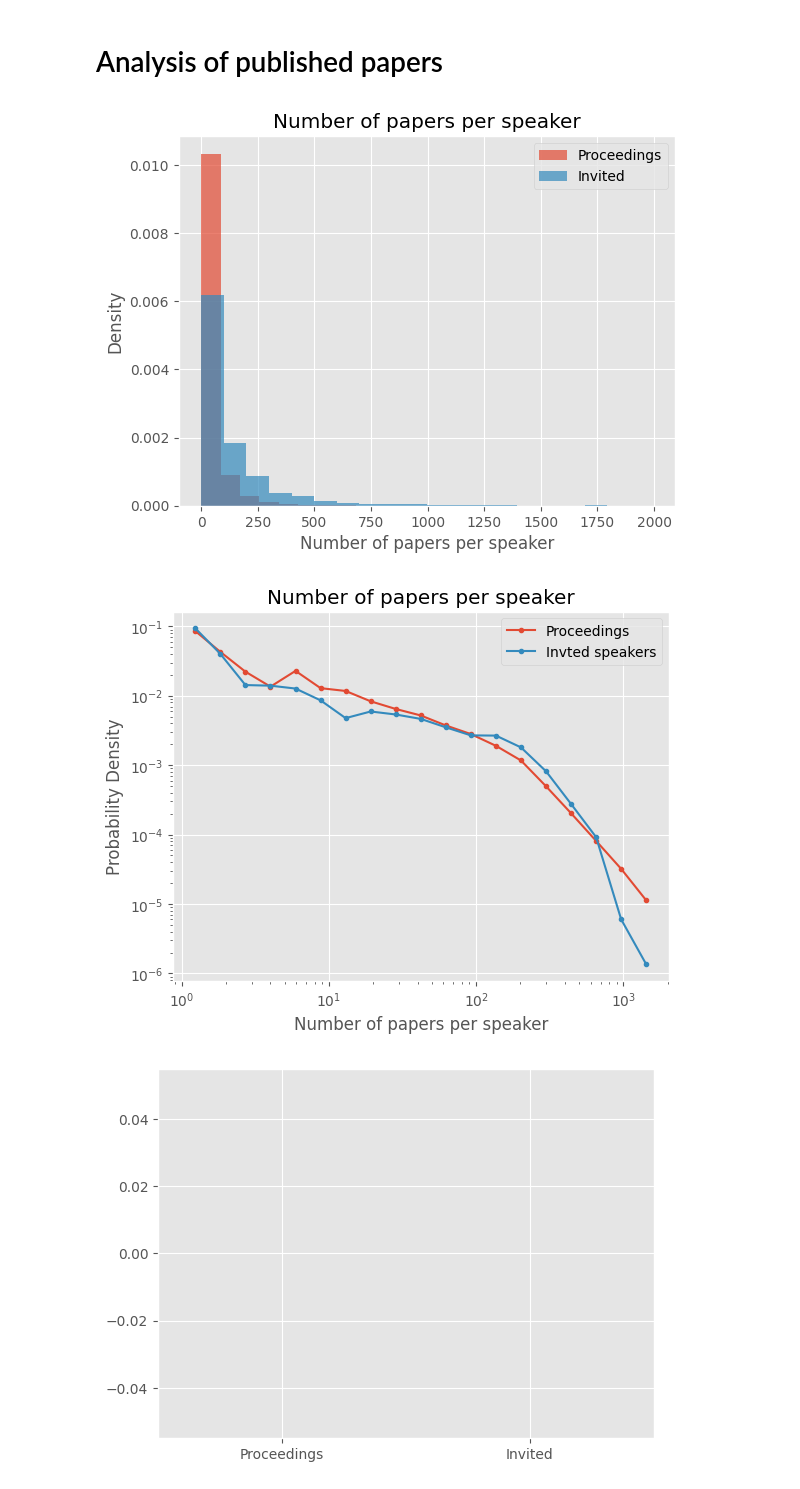
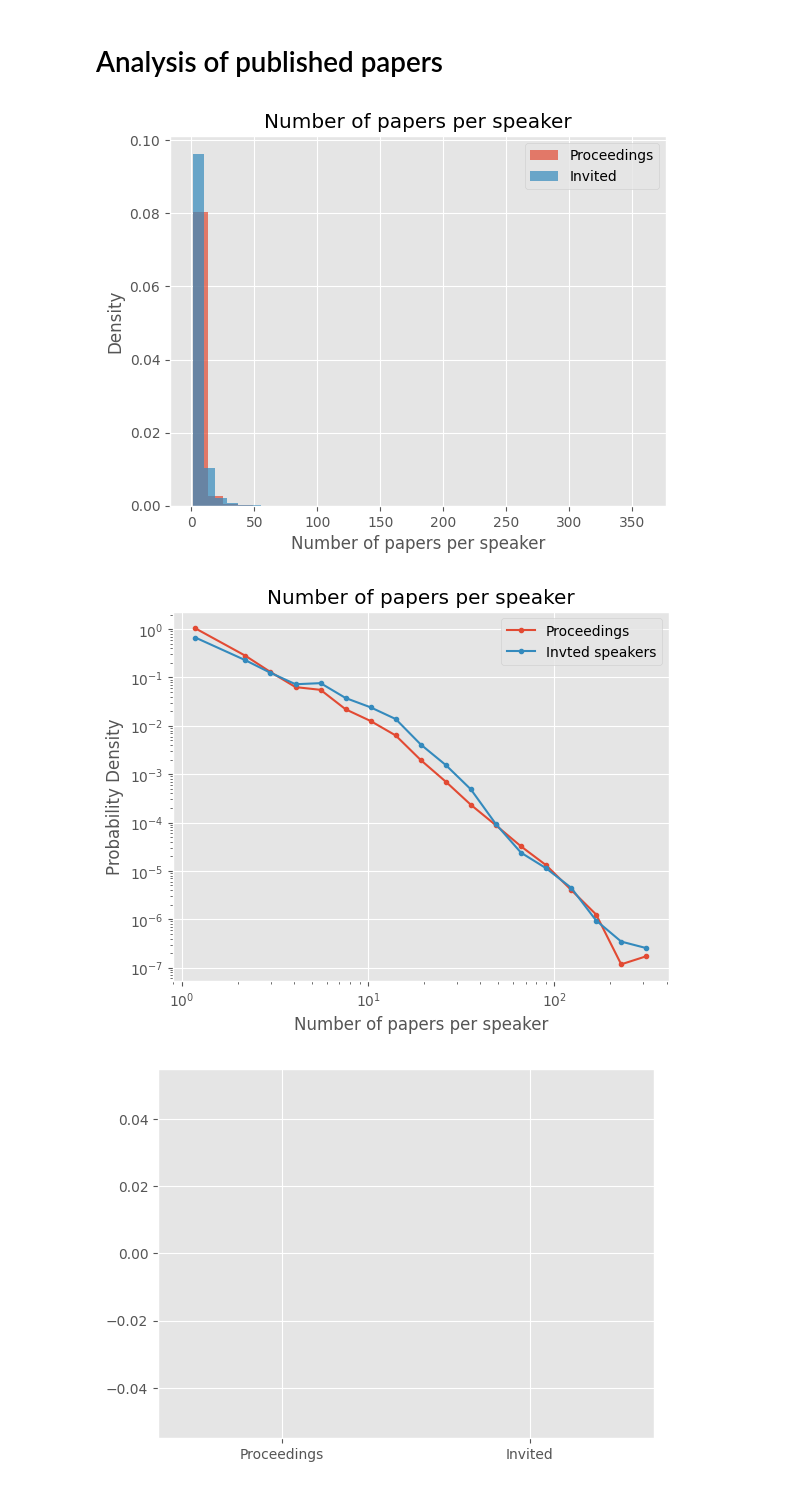
Before and after one commit to mariespedersen/Thesis_github, a Jupyter notebook: Analysis_Paper copy 2.ipynb, the cells around one changed output. Saved outputs shown, nothing was run; the diff lists cells and outputs as text; code cells hidden in the pictures.

```diff
--- a/Analysis_Paper copy 2.ipynb
+++ b/Analysis_Paper copy 2.ipynb
@@ -10,18 +10,18 @@ df_pro = pd.read_csv(os.path.join(filepath,'paper_count_per_year_proceedings.csv
 df_pro['Year Count'] = df_pro['Year Count'].replace(0,1)
 df_inv['Year Count'] = df_inv['Year Count'].replace(0,1)
 # %%
-paper_per_pro = df_pro.groupby('Full name').sum()['Year Count'].values
-paper_per_inv = df_inv.groupby('Full name').sum()['Year Count'].values
+paper_per_pro = df_pro['Year Count'].values
+paper_per_inv = df_inv['Year Count'].values
 # %%
-plt.hist(paper_per_pro, bins=20, alpha=0.7, label='Proceedings',density=True)
-plt.hist(paper_per_inv, bins=20, alpha=0.7, label='Invited',density=True)
+plt.hist(paper_per_pro, bins=30, alpha=0.7, label='Proceedings',density=True)
+plt.hist(paper_per_inv, bins=30, alpha=0.7, label='Invited',density=True)
 plt.legend(loc='upper right')
 plt.xlabel('Number of papers per speaker')
 plt.ylabel('Density')
 plt.title('Number of papers per speaker')
 plt.show()
 # %% [output]
-[figure, old version]
+[figure, new version]
 # %%
 # min(paper_per_pro), max(paper_per_pro)
 bins = np.logspace(np.log10(min(paper_per_pro)), np.log10(max(paper_per_pro)), 20)
@@ -45,7 +45,7 @@ ax.legend(loc='upper right')
 ax.set_xscale('log')
 ax.set_yscale('log')
 # %% [output]
-[figure, old version]
+[figure, new version]
 # %%
 # plot boxplot of the number of papers per speaker
 plt.boxplot([paper_per_pro, paper_per_inv], labels=['Proceedings', 'Invited'])
```
Also changed, not shown: 3 other files.
